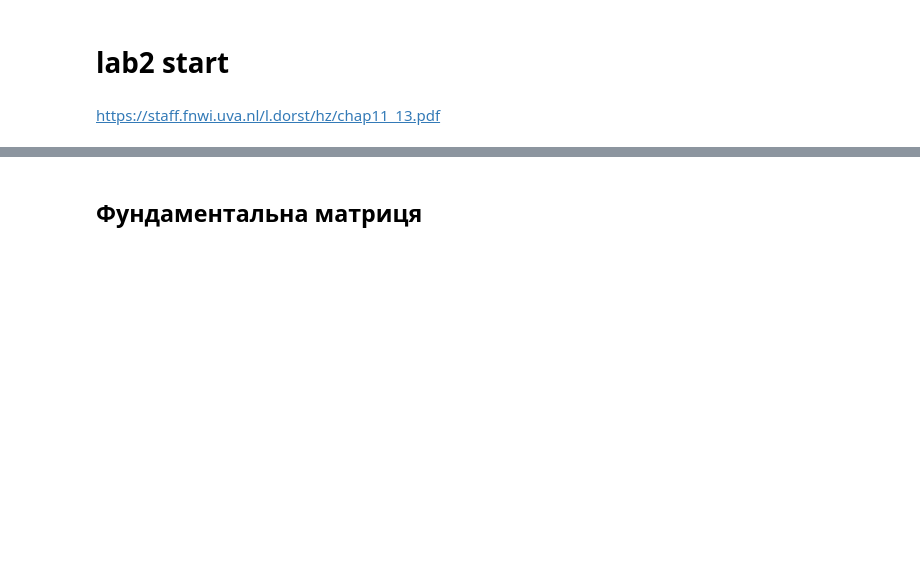
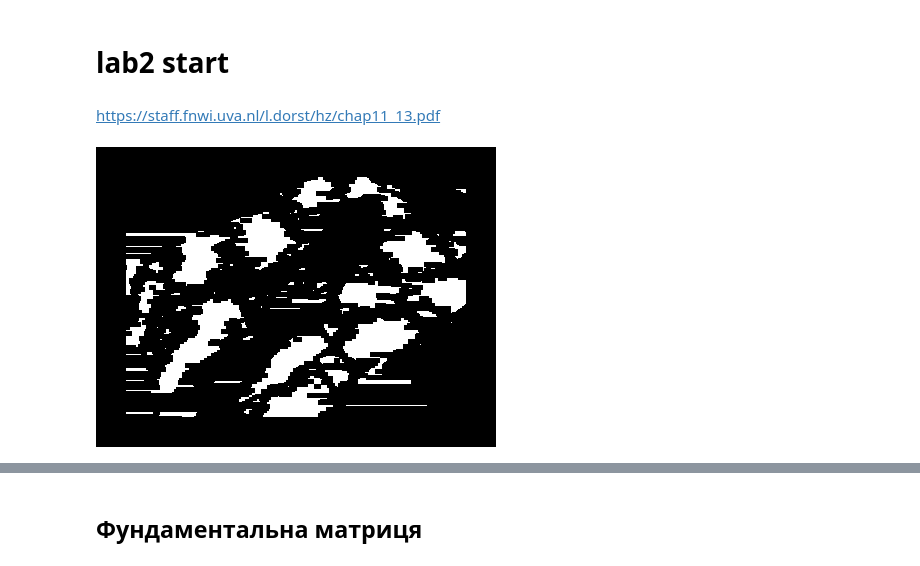
Before and after one commit to ArcaneStudent/stereolabs, a Jupyter notebook: lab2/lab2.ipynb, the cells around one changed output, grey strips where cells are left out. Saved outputs shown, nothing was run; the diff lists cells and outputs as text; code cells hidden in the pictures; blank space fills up the shorter version.

```diff
--- a/lab2/lab2.ipynb
+++ b/lab2/lab2.ipynb
@@ -69,5 +70,9 @@ for y in range(30, img_r.shape[0] - 30):
         else:
             rejected_pairs.append([x_norm, x_strich])
+# %%
+Image.fromarray(map2draw)
+# %% [output]
+[figure, added]
 # %%
 len(pairs)
 # %% [output]
```
Also changed, not shown: parts of 12 cells of this notebook.
